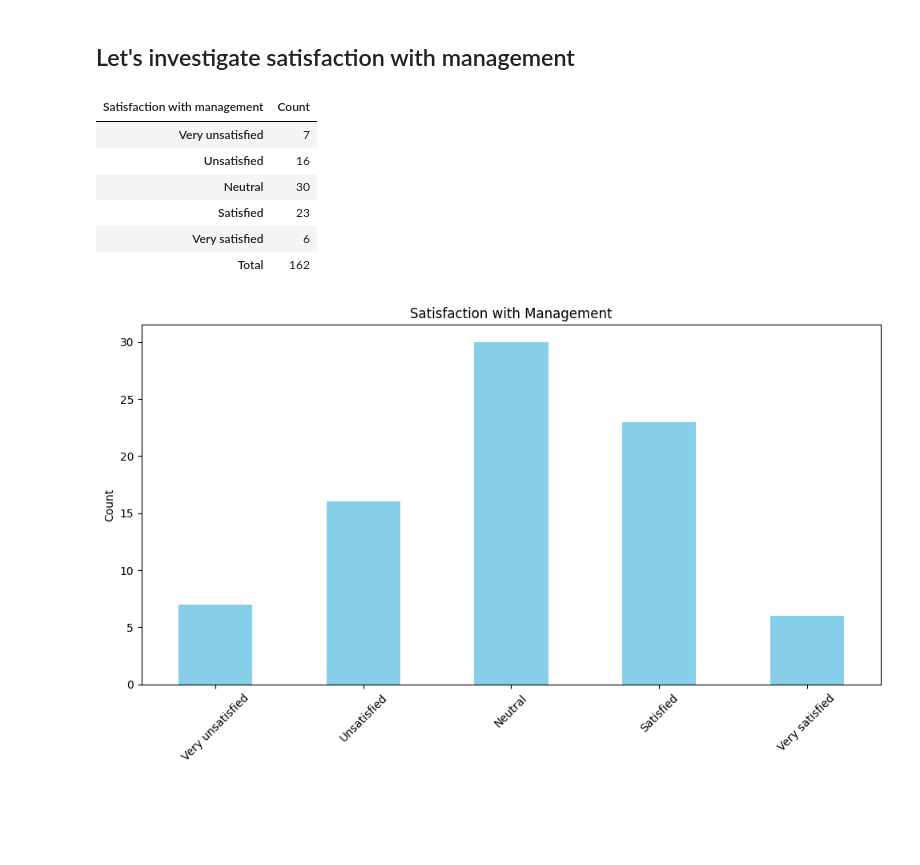
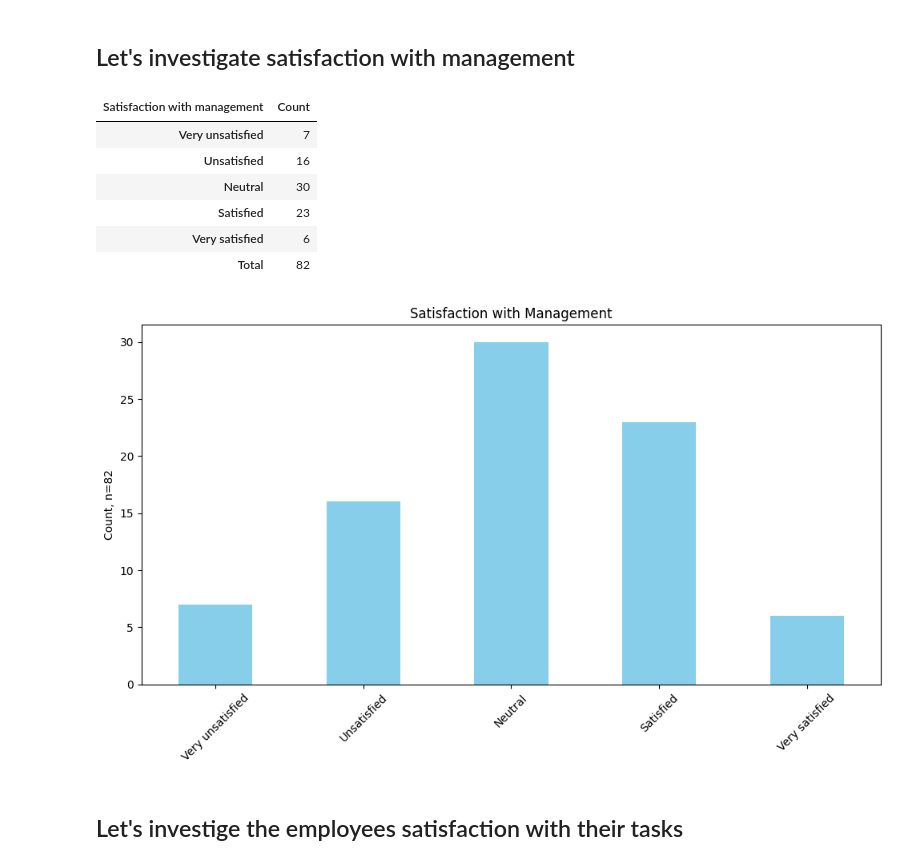
Before and after one commit to jemlau/DataAnalysisProject, a Jupyter notebook: harjoitustyöJEMINA.ipynb, the cells around one changed output. Cells and saved outputs as stored; diff of their text form; code cells hidden in the pictures; blank space fills up the shorter version.

```diff
--- a/harjoitustyöJEMINA.ipynb
+++ b/harjoitustyöJEMINA.ipynb
@@ -106,7 +106,8 @@ Text(0, 0.5, 'Count, n=76')
 df_satmanagement=pd.crosstab(df['sat_management'], 'Count')
 df_satmanagement.index=['Very unsatisfied', 'Unsatisfied', 'Neutral', 'Satisfied', 'Very satisfied']
 df_satmanagement.columns.name='Satisfaction with management'
-df_satmanagement.loc['Total'] = df_education[['Count']].sum()
+n = df_satmanagement['Count'].sum()
+df_satmanagement.loc['Total'] = df_satmanagement[['Count']].sum()
 df_satmanagement
 # %% [output]
 | Satisfaction with management | Count |
@@ -115,15 +116,17 @@ df_satmanagement
 | Neutral | 30 |
 | Satisfied | 23 |
 | Very satisfied | 6 |
-| Total | 162 |
+| Total | 82 |
 # %%
 plt.figure(figsize=(10, 6))
 df_satmanagement[:-1]['Count'].plot(kind='bar', color='skyblue')
 
 plt.title('Satisfaction with Management')
-plt.ylabel('Count')
+plt.ylabel('Count, n=' + str(n))
 plt.xticks(rotation=45)
 plt.tight_layout()
 plt.show()
 # %% [output]
-[figure, old version]
+[figure, new version]
+# %% [markdown]
+## Let's investige the employees satisfaction with their tasks
```
Also changed, not shown: parts of 8 cells of this notebook.
